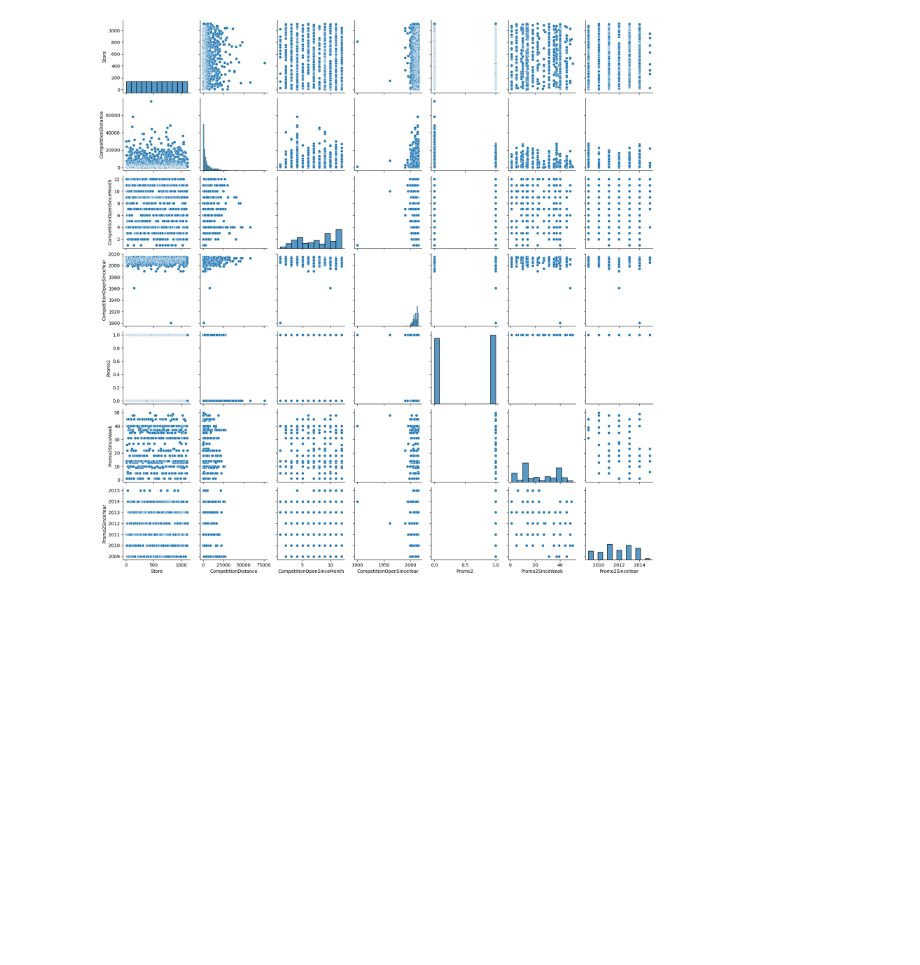
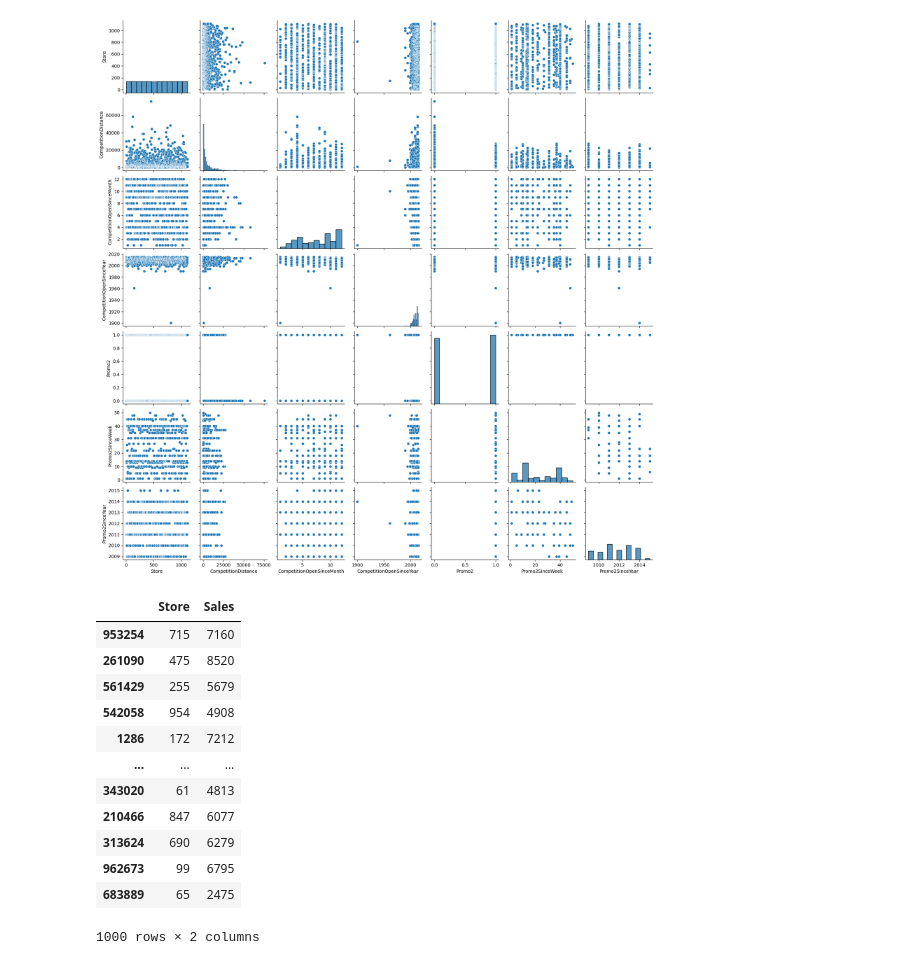
Before and after one commit to daniellepidt/rossmann-store-sales, a Jupyter notebook: Group7.ipynb, the cells around one changed output. Saved outputs shown, nothing was run; the diff lists cells and outputs as text; code cells hidden in the pictures; blank space fills up the shorter version.

```diff
--- a/Group7.ipynb
+++ b/Group7.ipynb
@@ -305,3 +275,22 @@ sns.pairplot(store)
 # %% [output]
 <seaborn.axisgrid.PairGrid at 0x...>
 [figure]
+# %%
+# sample data for store sales
+sales_samples = train[['Store', 'Sales']].sample(n=1000)
+#sales_samples = sales_samples.sort_values(by='Store')
+sales_samples
+# %% [output]
+|  | Store | Sales |
+| 953254 | 715 | 7160 |
+| 261090 | 475 | 8520 |
+| 561429 | 255 | 5679 |
+| 542058 | 954 | 4908 |
+| 1286 | 172 | 7212 |
+| ... | ... | ... |
+| 343020 | 61 | 4813 |
+| 210466 | 847 | 6077 |
+| 313624 | 690 | 6279 |
+| 962673 | 99 | 6795 |
+| 683889 | 65 | 2475 |
+1000 rows × 2 columns
```
Also changed, not shown: parts of 14 cells of this notebook, 2 other files.
